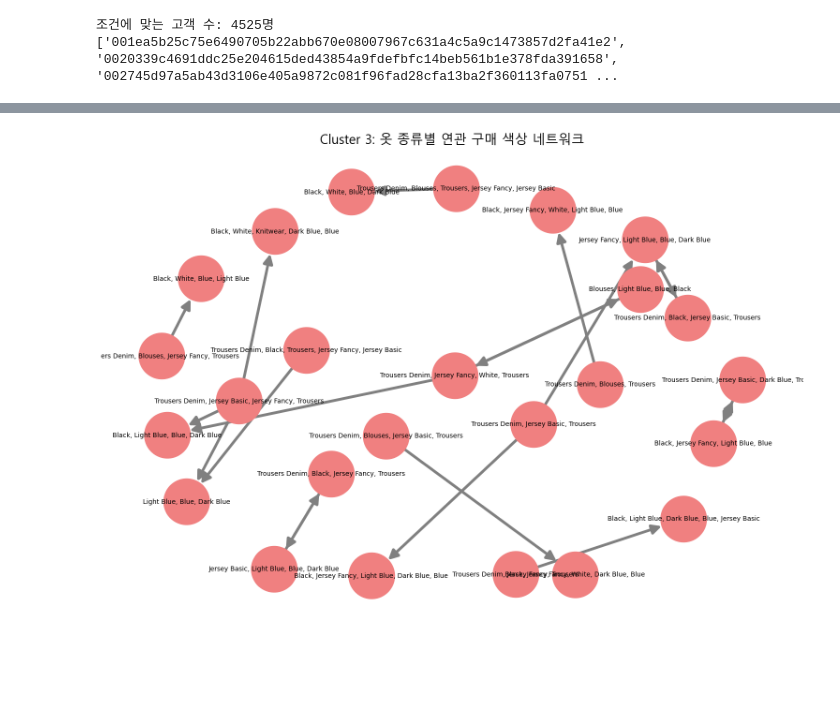
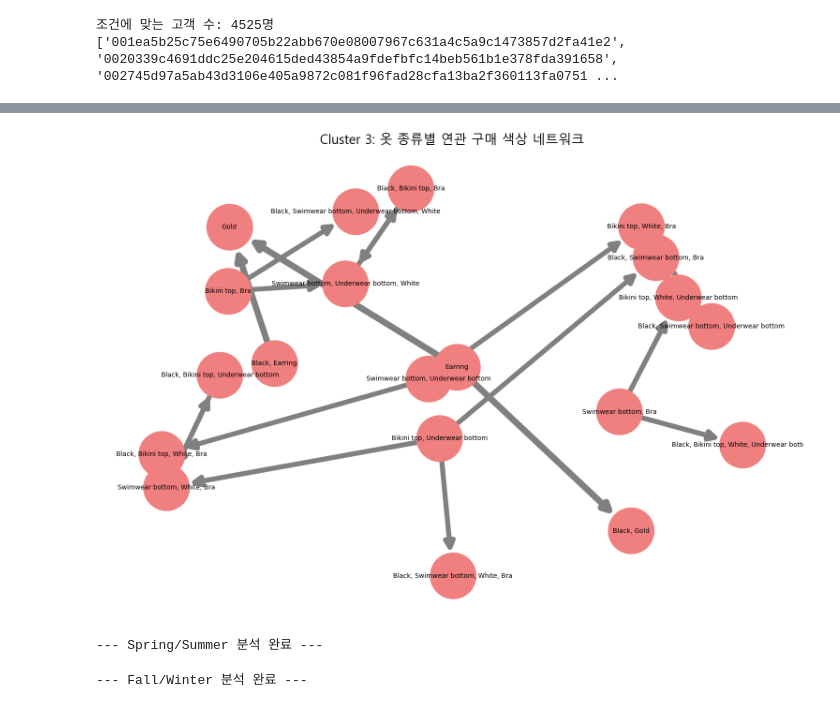
Before and after one commit to urinamu10/final_project_E-Cummers, a Jupyter notebook: 이찬혁)/H&M.ipynb, the cells around one changed output, grey strips where cells are left out. Saved outputs shown, nothing was run; the diff lists cells and outputs as text; code cells hidden in the pictures; blank space fills up the shorter version.

```diff
--- a/이찬혁)/H&M.ipynb
+++ b/이찬혁)/H&M.ipynb
@@ -77,10 +109,10 @@ plt.show()
 # %%
-# k=3으로 학습
-kmeans = KMeans(n_clusters=3, init='k-means++', random_state=42)
-rfm['Cluster'] = kmeans.fit_predict(rfm_scaled)
+# # k=3으로 학습
+# kmeans = KMeans(n_clusters=3, init='k-means++', random_state=42)
+# rfm['Cluster'] = kmeans.fit_predict(rfm_scaled)
 
-# 각 클러스터별 RFM 평균값 확인
-print(rfm.groupby('Cluster')[['Recency', 'Frequency', 'Monetary']].mean())
+# # 각 클러스터별 RFM 평균값 확인
+# print(rfm.groupby('Cluster')[['Recency', 'Frequency', 'Monetary']].mean())
 # %% [output]
             Recency  Frequency     Monetary
 Cluster
@@ -426,3 +563,17 @@ Cluster 3의 평균 나이: 35.2세
 # %%
-통계적 기법 왜 클러스터링 3을 타겟해야하는 이유를
-클러스터링3의 코호트
+# 1. Cluster 0 고객 아이디만 추출
+c0_users = rfm[rfm['Cluster'] == 0]['customer_id']
+
+# 2. 이들이 구매한 상품 정보 결합 (df는 원본 거래 데이터)
+c0_data = df[df['customer_id'].isin(c0_users)]
+
+# 3. 이들이 가장 많이 산 '카테고리'와 '상품명' Top 10
+print("Cluster 0가 가장 선호하는 카테고리 Top 10")
+print(c0_data['garment_group_name'].value_counts().head(10))
+
+print("Cluster 0가 가장 많이 산 구체적 상품명 Top 10")
+print(c0_data['prod_name'].value_counts().head(10))
+
+# 4. 이들의 평균 연령대 확인
+avg_age = c0_data['age'].mean()
+print(f"Cluster 0의 평균 나이: {avg_age:.1f}세")
@@ -494,7 +619,7 @@ from mlxtend.frequent_patterns import fpgrowth
 from mlxtend.frequent_patterns import association_rules
 # apriori 대신 fpgrowth 사용 (속도가 훨씬 빠르고 메모리 사용량이 적음)
 # 1. 한 전표(customer_id)당 구매한 상품 리스트를 원-핫 인코딩 형태로 변환
-basket = (c3_data.groupby(['customer_id', 'product_type_name'])['product_type_name']
+basket = (c0_data.groupby(['customer_id', 'product_type_name'])['product_type_name']
           .count().unstack().reset_index().fillna(0)
           .set_index('customer_id'))
 
@@ -505,7 +630,7 @@ def encode_units(x):
 
 basket_sets = basket.applymap(encode_units)
 
-frequent_itemsets = fpgrowth(basket_sets, min_support=0.05, use_colnames=True)
+frequent_itemsets = fpgrowth(basket_sets, min_support=0.05, use_colnames=True)#전체거래중 5%이상같이 사야함
 rules = association_rules(frequent_itemsets, metric="lift", min_threshold=1)
 
 rules.sort_values('lift', ascending=False)
@@ -606,7 +727,7 @@ from mlxtend.frequent_patterns import fpgrowth
 from mlxtend.frequent_patterns import association_rules
 
 # 1. 한 전표(customer_id)당 구매한 상품 리스트를 원-핫 인코딩 형태로 변환
-baskets = (c3_data.groupby(['customer_id', 'colour_group_name'])['colour_group_name']
+baskets = (c0_data.groupby(['customer_id', 'colour_group_name'])['colour_group_name']
           .count().unstack().reset_index().fillna(0)
           .set_index('customer_id'))
 
@@ -715,8 +845,8 @@ import networkx as nx
 from mlxtend.frequent_patterns import fpgrowth, association_rules
 
 # 1. 데이터 준비: 옷 종류 열과 색상 열을 각각 만들어서 옆으로 합치기
-garment_basket = c3_data.groupby(['customer_id', 'garment_group_name'])['garment_group_name'].count().unstack().fillna(0)
-color_basket = c3_data.groupby(['customer_id', 'colour_group_name'])['colour_group_name'].count().unstack().fillna(0)
+garment_basket = c0_data.groupby(['customer_id', 'product_type_name'])['product_type_name'].count().unstack().fillna(0)
+color_basket = c0_data.groupby(['customer_id', 'colour_group_name'])['colour_group_name'].count().unstack().fillna(0)
 
 # 두 테이블 결합 (고객 한 명이 산 옷 종류와 색상이 한 행에 나열됨)
 combined_basket = pd.concat([garment_basket, color_basket], axis=1)
@@ -730,31 +860,31 @@ rules = association_rules(frequent_itemsets, metric="lift", min_threshold=1)
 # 이 필터를 거쳐야 '검정색->하얀색' 같은 결과가 빠지고 '상의->검정색' 같은 결과만 남습니다.
 viz_rules = rules[
     rules['antecedents'].apply(lambda x: any(item in garment_basket.columns for item in x)) &
     rules['consequents'].apply(lambda x: any(item in color_basket.columns for item in x))
 ].sort_values('lift', ascending=False).head(20)
 
 # 4. 네트워크 그래프 시각화
 G = nx.DiGraph()
 
 for i, row in viz_rules.iterrows():
     ant = ', '.join(list(row['antecedents']))
     con = ', '.join(list(row['consequents']))
     G.add_edge(ant, con, weight=row['lift'])
 
 plt.figure(figsize=(15, 10))
 # 한글 폰트 설정 (Windows: Malgun Gothic, Mac: AppleGothic)
 plt.rcParams['font.family'] = 'Malgun Gothic'
 
 pos = nx.spring_layout(G, k=1.5) # 노드 간격을 조금 더 넓게 설정
 nx.draw(G, pos, with_labels=True,
         node_size=5000,
         node_color="lightcoral", # 색상 구분을 위해 변경
         font_size=10,
         edge_color="gray",
         arrowsize=30,
         width=[d['weight'] for u, v, d in G.edges(data=True)])
 
 plt.title('Cluster 3: 옷 종류별 연관 구매 색상 네트워크', size=20)
 plt.show()
 # %% [output]
-[figure, old version]
+[figure, new version]
@@ -760,0 +925,9 @@ plt.show()
+# %%
+# 봄/여름
+ss_rules = get_seasonal_rules(ss_data, "Spring/Summer")
+
+# 가을/겨울
+fw_rules = get_seasonal_rules(fw_data, "Fall/Winter")
+# %% [output]
+--- Spring/Summer 분석 완료 ---
+--- Fall/Winter 분석 완료 ---
```
Also changed, not shown: parts of 58 cells of this notebook.
